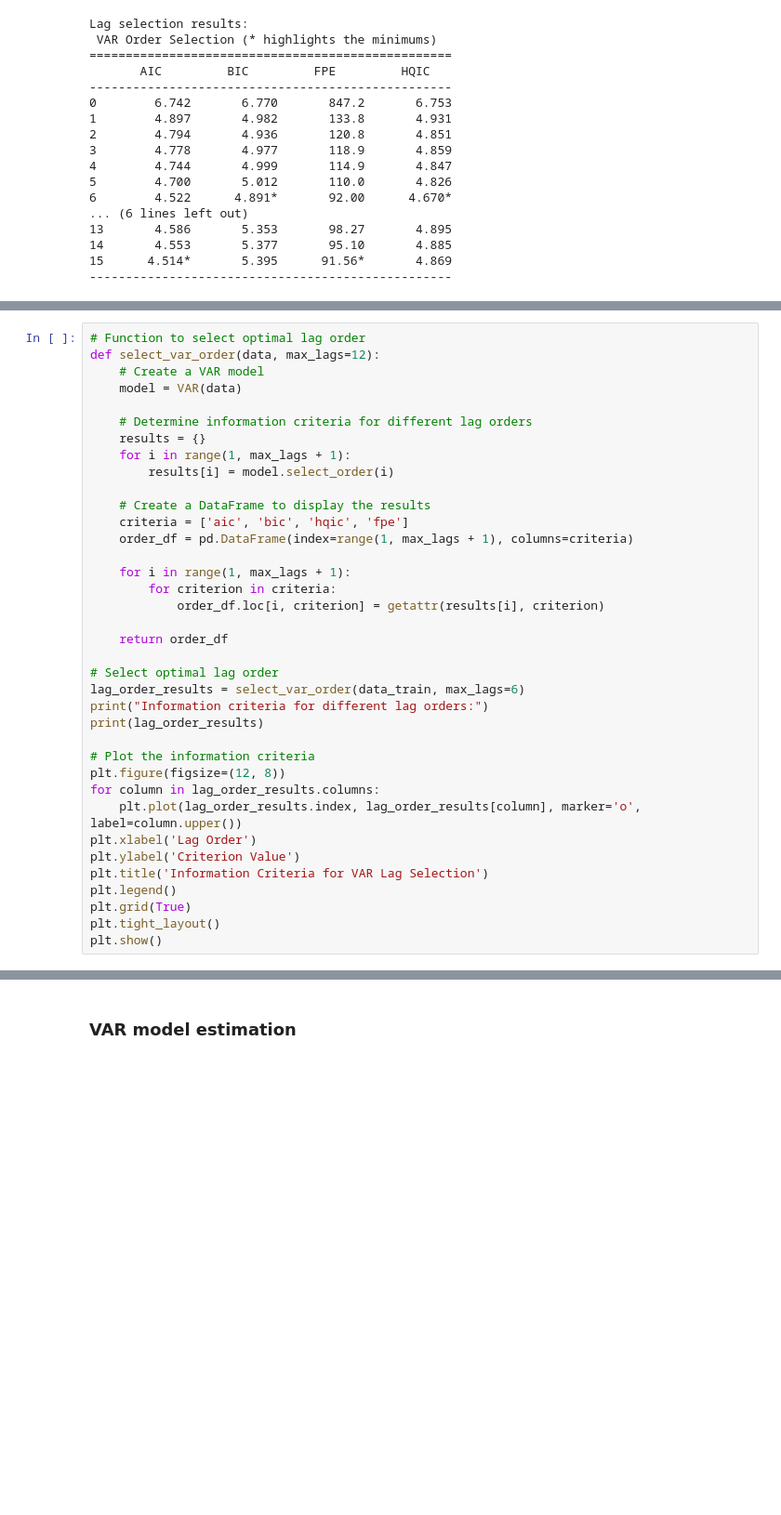
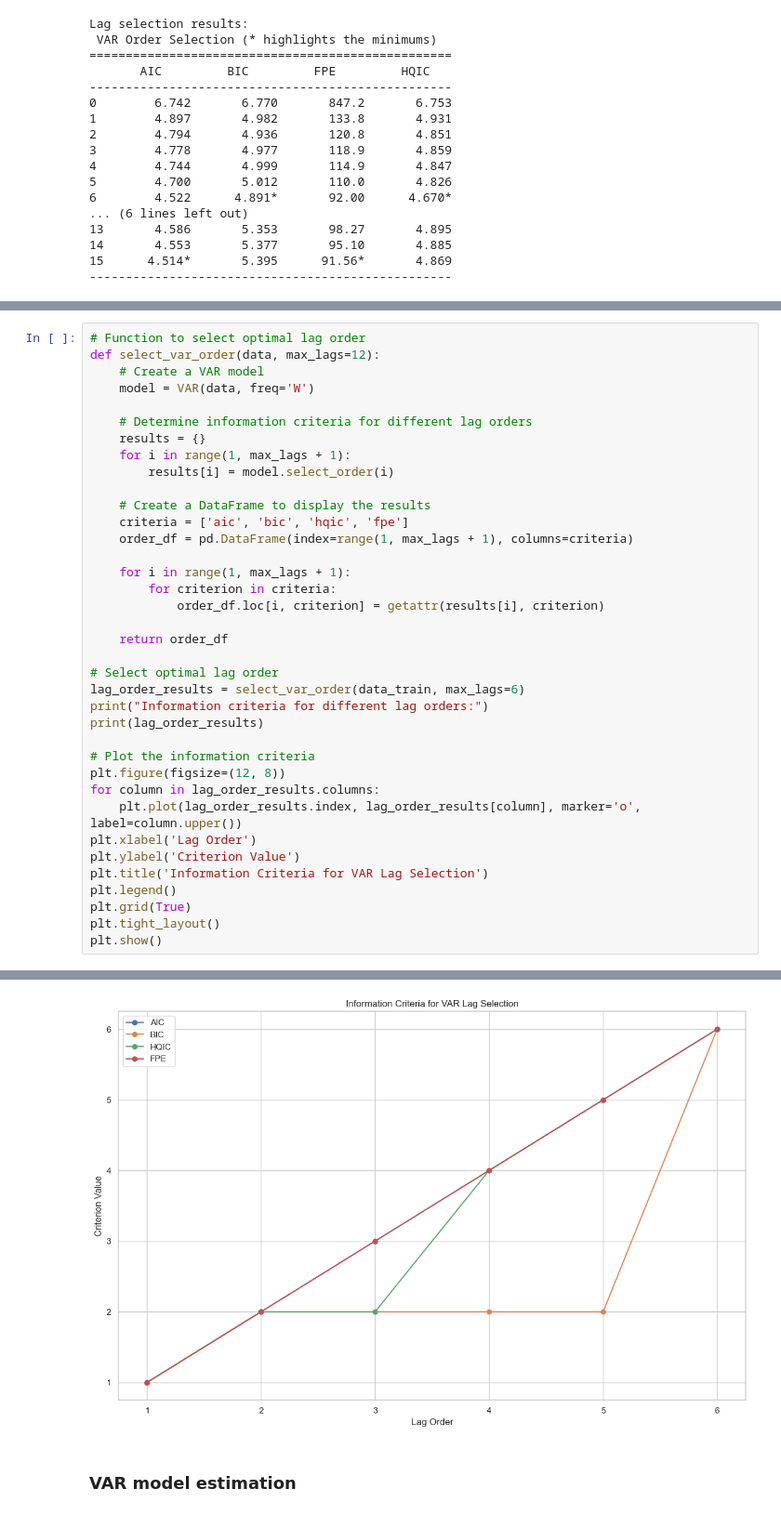
Before and after one commit to asmisiak/TSA_project, a Jupyter notebook: TSA_project.ipynb, the cells around one changed output, grey strips where cells are left out. Shown at 93% size. Cells and saved outputs as stored; diff of their text form; blank space fills up the shorter version.

```diff
--- a/TSA_project.ipynb
+++ b/TSA_project.ipynb
@@ -353,7 +375,7 @@ Lag selection results:
 # Function to select optimal lag order
 def select_var_order(data, max_lags=12):
     # Create a VAR model
-    model = VAR(data)
+    model = VAR(data, freq='W')
 
     # Determine information criteria for different lag orders
     results = {}
@@ -391,3 +420,4 @@ TypeError: issubclass() arg 2 must be a class or tuple of classes
+[figure, added]
 # %% [markdown]
 ### <a id="VAR-model-estimation"></a>VAR model estimation
 # %%
```
Also changed, not shown: parts of 38 cells of this notebook.
